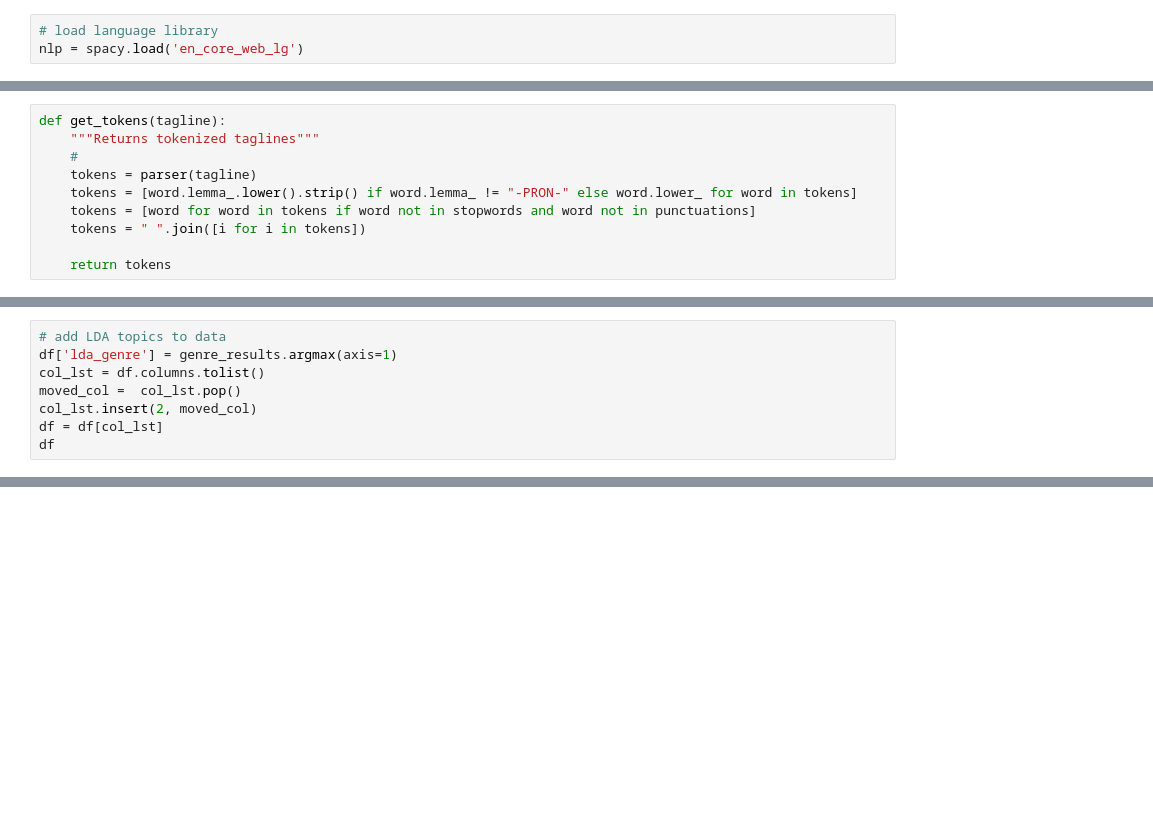
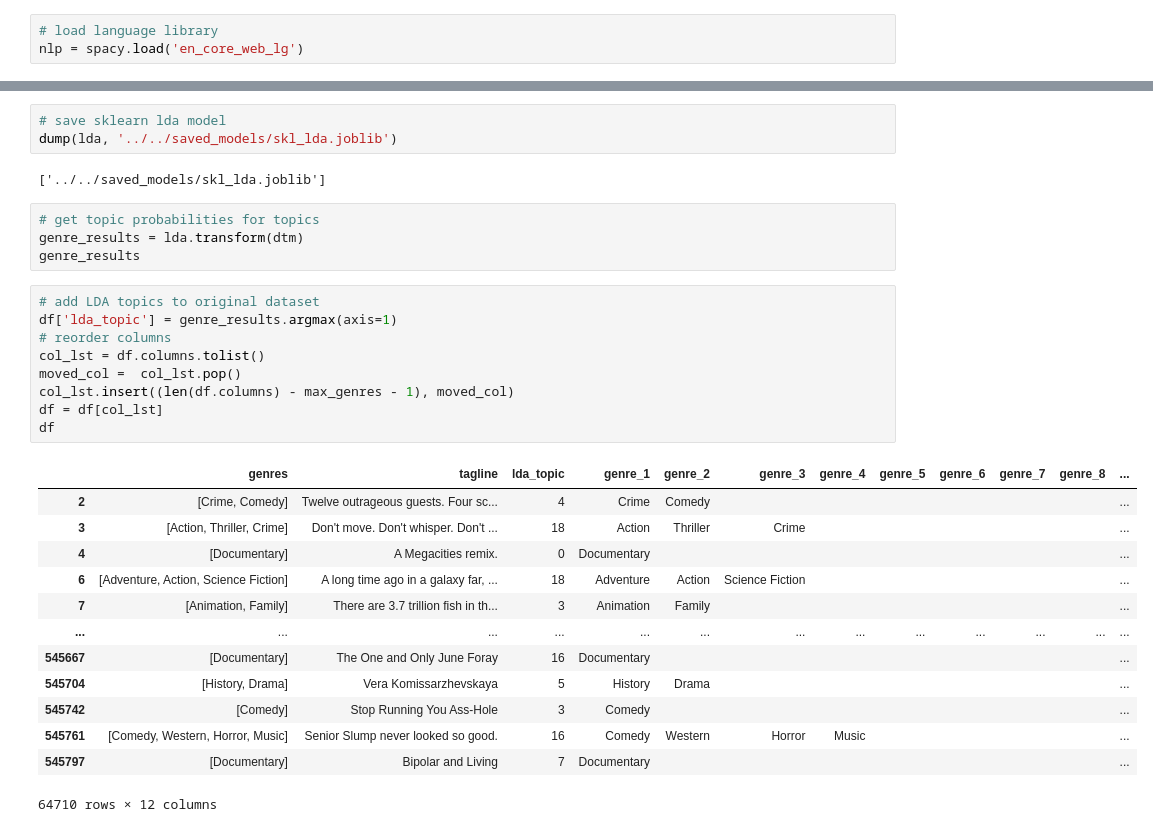
Before and after one commit to christianspybrook/movie_text_topic_modeling, a Jupyter notebook: topic_models/lda_model/lda_model.ipynb, the cells around one changed output, grey strips where cells are left out. Cells and saved outputs as stored; diff of their text form; blank space fills up the shorter version.

Commit message:
Update lda model nb

```diff
--- a/topic_models/lda_model/lda_model.ipynb
+++ b/topic_models/lda_model/lda_model.ipynb
@@ -166,10 +141,0 @@ parser = English()
-# %%
-def get_tokens(tagline):
-    """Returns tokenized taglines"""
-    #
-    tokens = parser(tagline)
-    tokens = [word.lemma_.lower().strip() if word.lemma_ != "-PRON-" else word.lower_ for word in tokens]
-    tokens = [word for word in tokens if word not in stopwords and word not in punctuations]
-    tokens = " ".join([i for i in tokens])
-
-    return tokens
@@ -247,8 +141,0 @@ genre_results.shape
-# %%
-# add LDA topics to data
-df['lda_genre'] = genre_results.argmax(axis=1)
-col_lst = df.columns.tolist()
-moved_col =  col_lst.pop()
-col_lst.insert(2, moved_col)
-df = df[col_lst]
-df
@@ -484,0 +212,32 @@ print(nlp.Defaults.stop_words)
+# %%
+# save sklearn lda model
+dump(lda, '../../saved_models/skl_lda.joblib')
+# %% [output]
+['../../saved_models/skl_lda.joblib']
+# %%
+# get topic probabilities for topics
+genre_results = lda.transform(dtm)
+genre_results
+# %%
+# add LDA topics to original dataset
+df['lda_topic'] = genre_results.argmax(axis=1)
+# reorder columns
+col_lst = df.columns.tolist()
+moved_col =  col_lst.pop()
+col_lst.insert((len(df.columns) - max_genres - 1), moved_col)
+df = df[col_lst]
+df
+# %% [output]
+|  | genres | tagline | lda_topic | genre_1 | genre_2 | genre_3 | genre_4 | genre_5 | genre_6 | genre_7 | genre_8 | ... |
+| 2 | [Crime, Comedy] | Twelve outrageous guests. Four sc... | 4 | Crime | Comedy |  |  |  |  |  |  | ... |
+| 3 | [Action, Thriller, Crime] | Don't move. Don't whisper. Don't ... | 18 | Action | Thriller | Crime |  |  |  |  |  | ... |
+| 4 | [Documentary] | A Megacities remix. | 0 | Documentary |  |  |  |  |  |  |  | ... |
+| 6 | [Adventure, Action, Science Fiction] | A long time ago in a galaxy far, ... | 18 | Adventure | Action | Science Fiction |  |  |  |  |  | ... |
+| 7 | [Animation, Family] | There are 3.7 trillion fish in th... | 3 | Animation | Family |  |  |  |  |  |  | ... |
+| ... | ... | ... | ... | ... | ... | ... | ... | ... | ... | ... | ... | ... |
+| 545667 | [Documentary] | The One and Only June Foray | 16 | Documentary |  |  |  |  |  |  |  | ... |
+| 545704 | [History, Drama] | Vera Komissarzhevskaya | 5 | History | Drama |  |  |  |  |  |  | ... |
+| 545742 | [Comedy] | Stop Running You Ass-Hole | 3 | Comedy |  |  |  |  |  |  |  | ... |
+| 545761 | [Comedy, Western, Horror, Music] | Senior Slump never looked so good. | 16 | Comedy | Western | Horror | Music |  |  |  |  | ... |
+| 545797 | [Documentary] | Bipolar and Living | 7 | Documentary |  |  |  |  |  |  |  | ... |
+64710 rows × 12 columns
```
Also changed, not shown: parts of 77 cells of this notebook.
